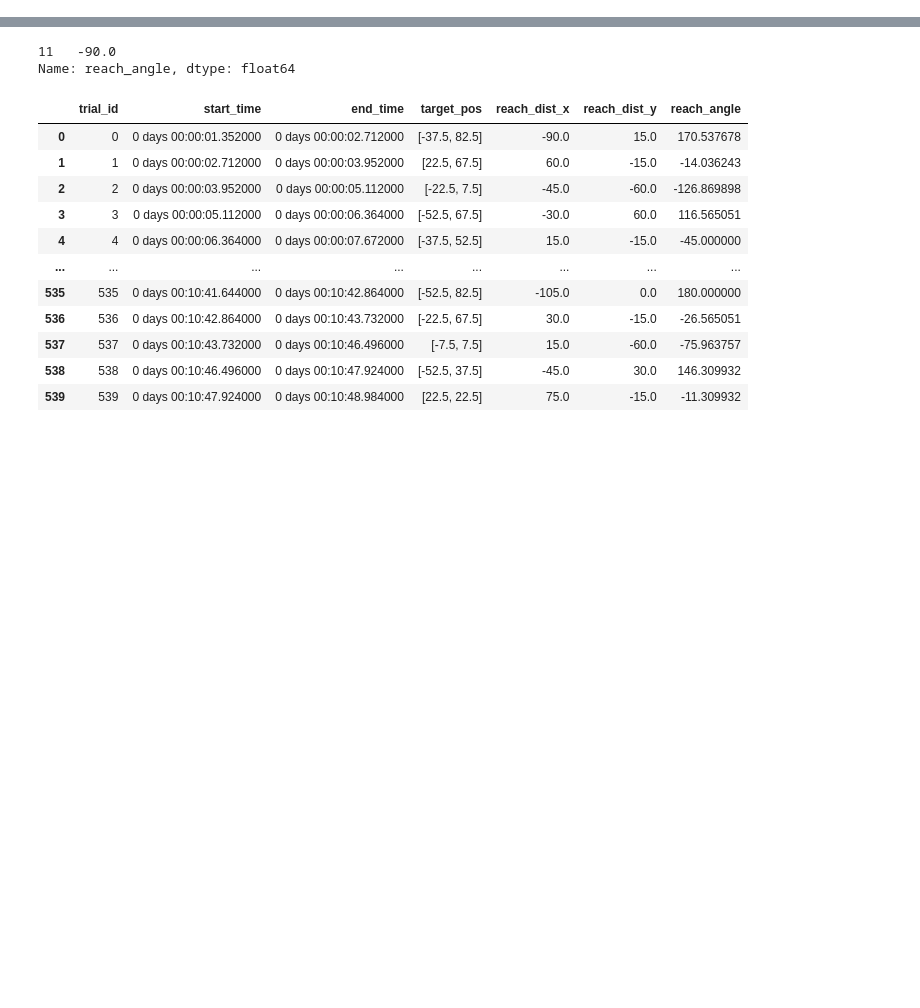
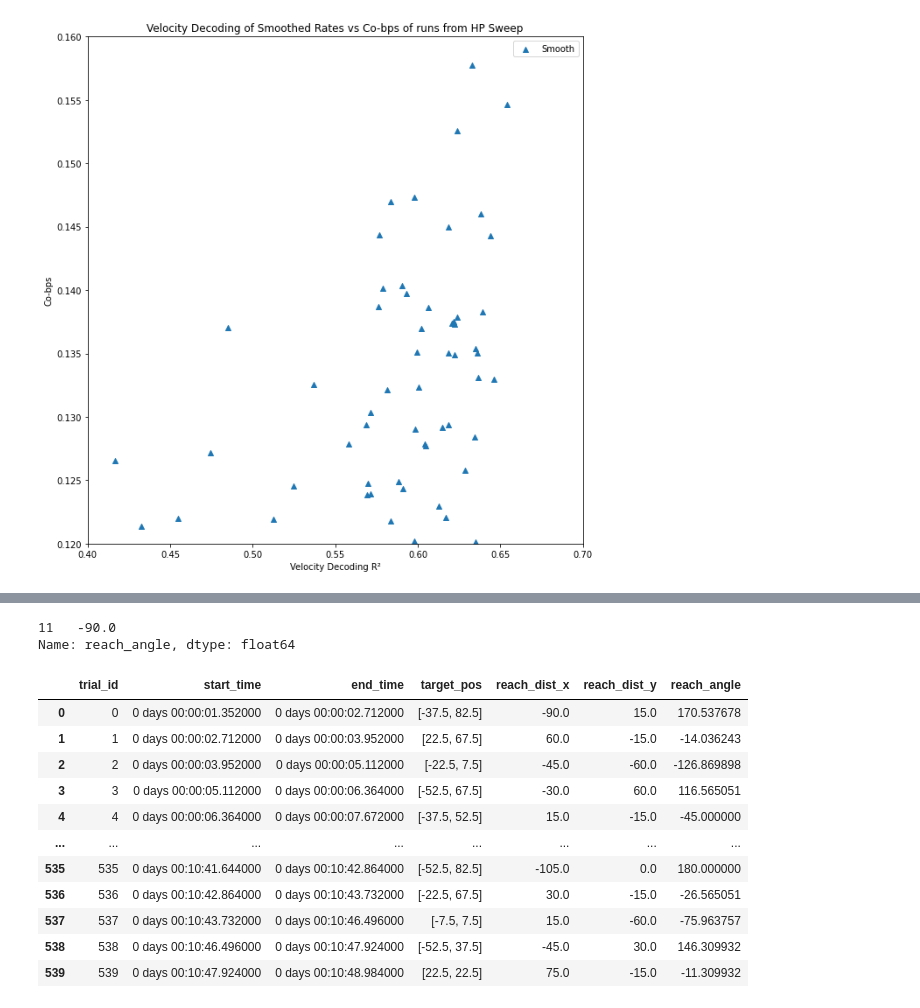
Before and after one commit to domenick-m/NDT-U, a Jupyter notebook: mc_rtt_test.ipynb, the cells around one changed output, grey strips where cells are left out. Cells and saved outputs as stored; diff of their text form; code cells hidden in the pictures; blank space fills up the shorter version.

```diff
--- a/mc_rtt_test.ipynb
+++ b/mc_rtt_test.ipynb
@@ -58,0 +296,37 @@ dataset.trial_info = pd.DataFrame({
+# %%
+import pandas
+import torch
+import scipy.signal as signal
+from sklearn.model_selection import GridSearchCV
+from sklearn.linear_model import Ridge
+from create_local_data import make_test_data
+from configs.default_config import get_config_from_file
+from setup import set_device, set_seeds
+import h5py
+from nlb_tools.make_tensors import h5_to_dict
+import sys
+import shutil
+import numpy as np
+import matplotlib.pyplot as plt
+import os
+
+df = pandas.read_csv('/home/dmifsud/Projects/NDT-U/cobps_vs_decoding_new_val.csv')
+smth_std = 60
+lag = 40
+
+fig, ax = plt.subplots(1, 1, figsize=(9, 9), sharex=True, sharey=True)
+
+plt.xlabel("Velocity Decoding R²")
+plt.ylabel("Co-bps")
+plt.title("Velocity Decoding of Smoothed Rates vs Co-bps of runs from HP Sweep")
+
+ax.scatter(df['Smooth Decoding'], df['Co-bps'], marker='^', c='tab:blue', label='Smooth')
+# ax.scatter(df['Original Decoding'], df['Co-bps'], marker='^', c='tab:blue', label='Original')
+ax.set_ylim([0.12, 0.16])
+ax.set_xlim([0.4, 0.7])
+# ax.scatter(df['Smooth Decoding'], df['Co-bps'], marker='^', c='tab:red', label='Smoothed')
+# plt.legend()
+plt.tight_layout()
+plt.savefig('old_lag_vel_decoding_vs_co_bps.png', facecolor='white', transparent=False)
+# %% [output]
+[figure, added]
```
Also changed, not shown: parts of 21 cells of this notebook, 20 other files.
